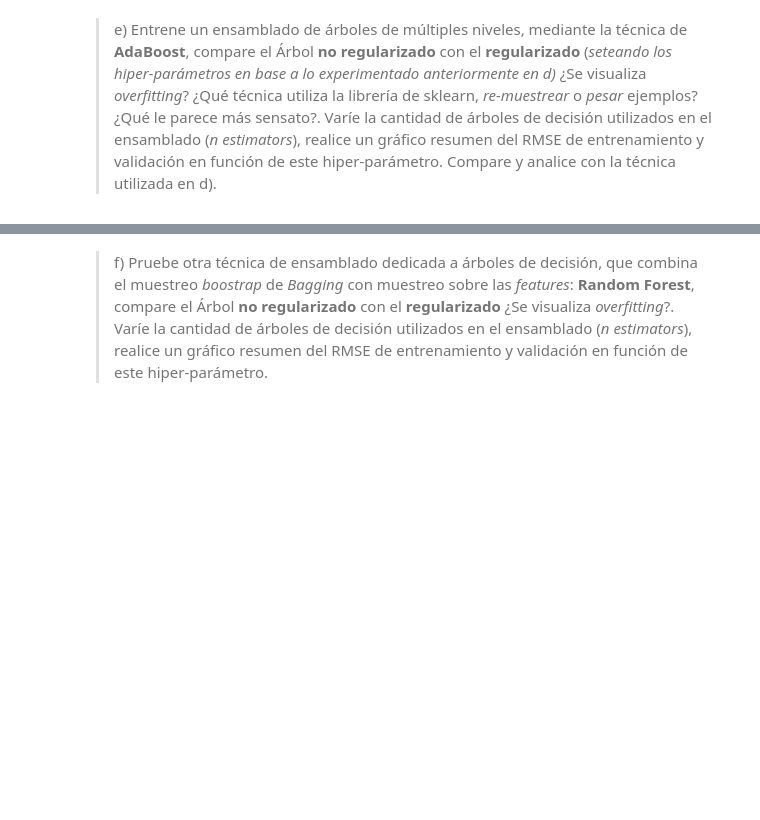
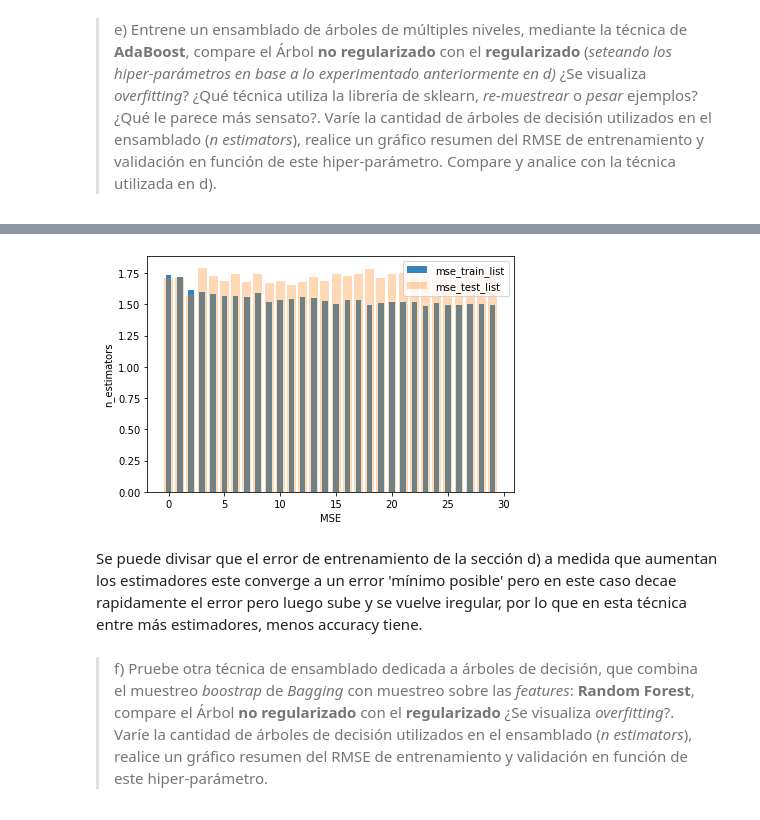
Before and after one commit to jpcastillog/Tarea3ML, a Jupyter notebook: Enunciado.ipynb, the cells around one changed output, grey strips where cells are left out. Saved outputs shown, nothing was run; the diff lists cells and outputs as text; code cells hidden in the pictures; blank space fills up the shorter version.

```diff
--- a/Enunciado.ipynb
+++ b/Enunciado.ipynb
@@ -301,3 +366,18 @@ model_reg_Ada = AdaBoostRegressor(base_estimator=Tree(max_depth=4, min_samples_s
+# %%
+plt.bar(range(30),mse_train_list, 0.5, alpha=0.9, label='mse_train_list')
+# plt.xlabel('MSE')
+# plt.ylabel('n_estimators')
+
+plt.bar(range(30),mse_test_list, 0.8, alpha=0.3, label='mse_test_list')
+plt.xlabel('MSE')
+plt.ylabel('n_estimators')
+plt.legend()
+plt.tight_layout()
+plt.show()
+# %% [output]
+[figure, added]
+# %% [markdown]
+Se puede divisar que el error de entrenamiento de la sección d) a medida que aumentan los estimadores este converge a un error 'mínimo posible' pero en este caso decae rapidamente el error pero luego sube y se vuelve iregular, por lo que en esta técnica entre más estimadores, menos accuracy tiene.
 # %% [markdown]
 > f) Pruebe otra técnica de ensamblado dedicada a árboles de decisión, que combina el muestreo *boostrap* de *Bagging* con muestreo sobre las *features*: **Random Forest**, compare el Árbol **no regularizado** con el **regularizado** ¿Se visualiza *overfitting*?. Varíe la cantidad de árboles de decisión utilizados en el ensamblado (*n estimators*), realice un gráfico resumen del RMSE de entrenamiento y validación en función de este hiper-parámetro.
 # %%
```
Also changed, not shown: parts of 19 cells of this notebook.
